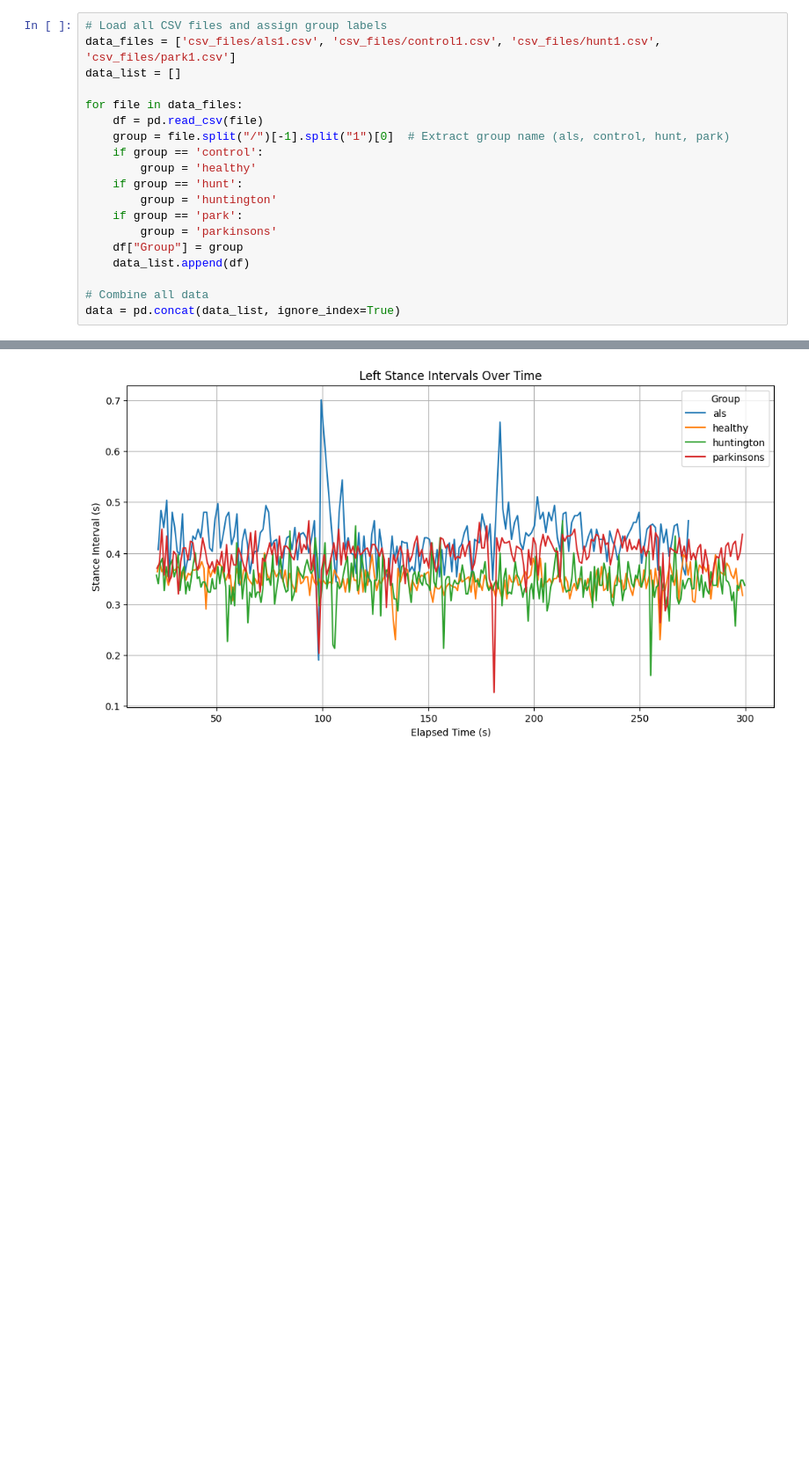
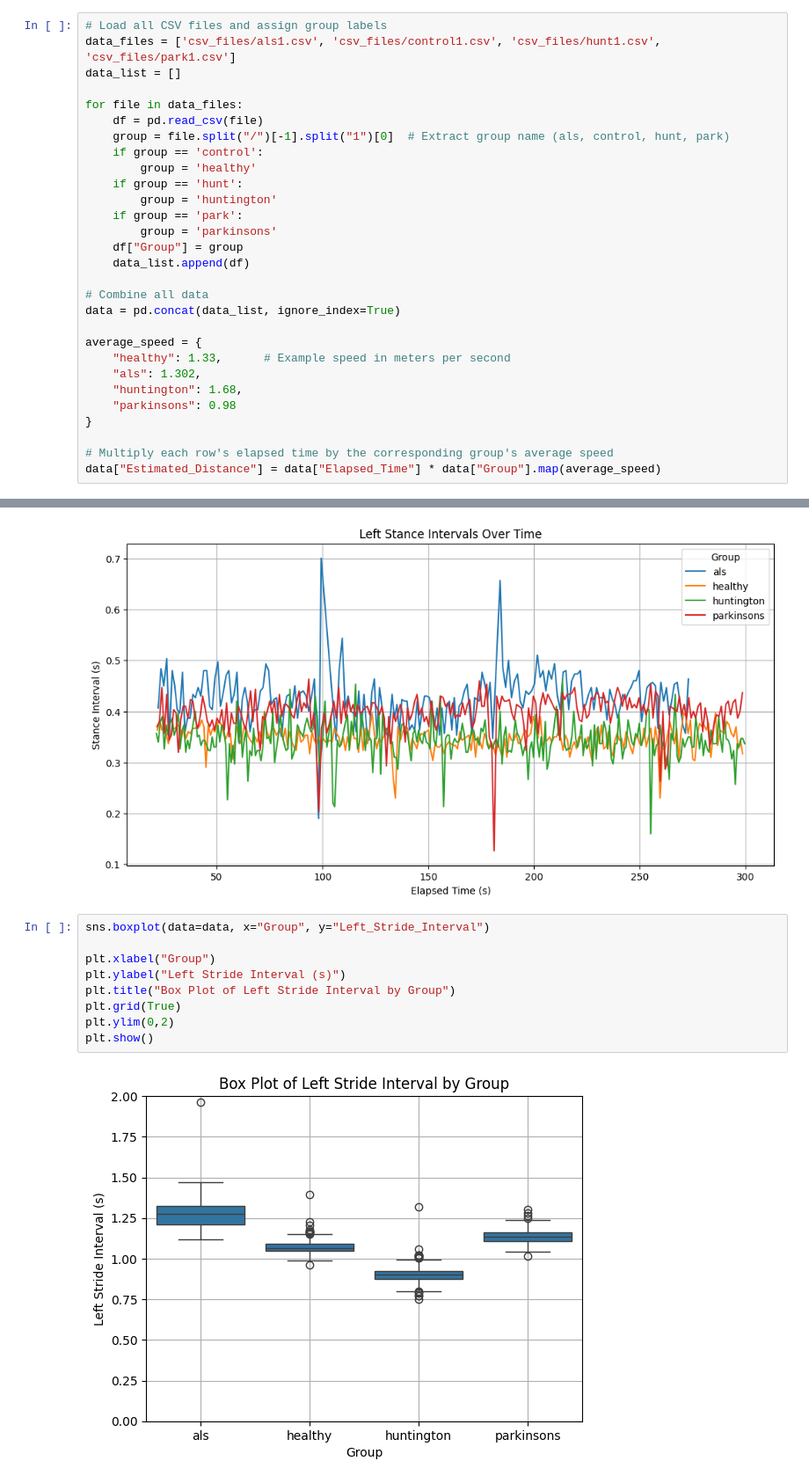
Before and after one commit to YooNice100/gaitproj3, a Jupyter notebook: worko.ipynb, the cells around one changed output, grey strips where cells are left out. Shown at 88% size. Drawn from its saved outputs; the diff is of its cells as text; blank space fills up the shorter version.

Commit message:
3rd and 4th graph

```diff
--- a/worko.ipynb
+++ b/worko.ipynb
@@ -22,6 +22,16 @@ for file in data_files:
 
 # Combine all data
 data = pd.concat(data_list, ignore_index=True)
+
+average_speed = {
+    "healthy": 1.33,      # Example speed in meters per second
+    "als": 1.302,
+    "huntington": 1.68,
+    "parkinsons": 0.98
+}
+
+# Multiply each row's elapsed time by the corresponding group's average speed
+data["Estimated_Distance"] = data["Elapsed_Time"] * data["Group"].map(average_speed)
 # %%
 data.columns
 # %% [output]
@@ -61,3 +71,14 @@ plt.grid(True)
 plt.show()
 # %% [output]
 [figure]
+# %%
+sns.boxplot(data=data, x="Group", y="Left_Stride_Interval")
+
+plt.xlabel("Group")
+plt.ylabel("Left Stride Interval (s)")
+plt.title("Box Plot of Left Stride Interval by Group")
+plt.grid(True)
+plt.ylim(0,2)
+plt.show()
+# %% [output]
+[figure, added]
```
